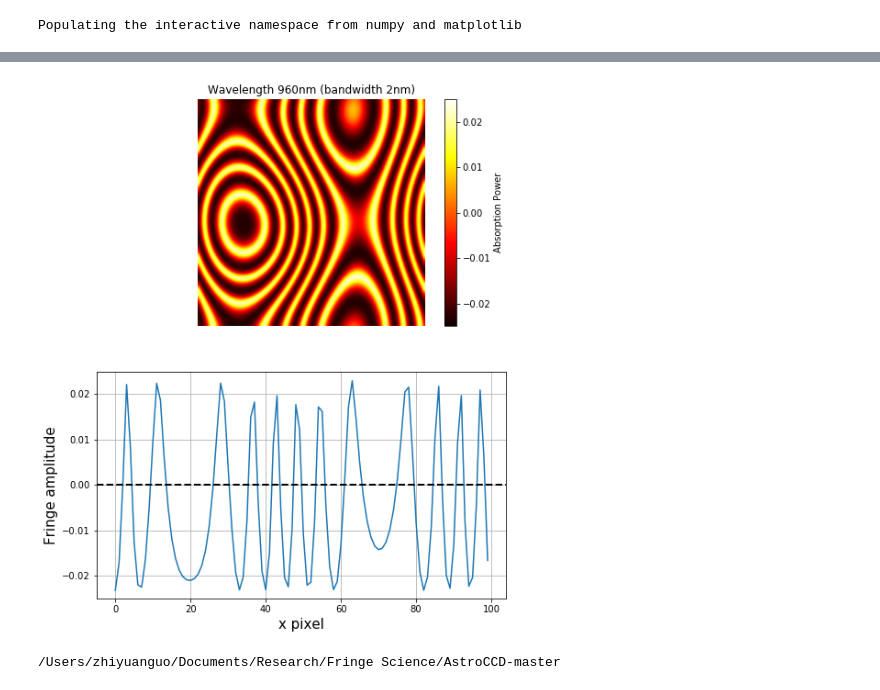
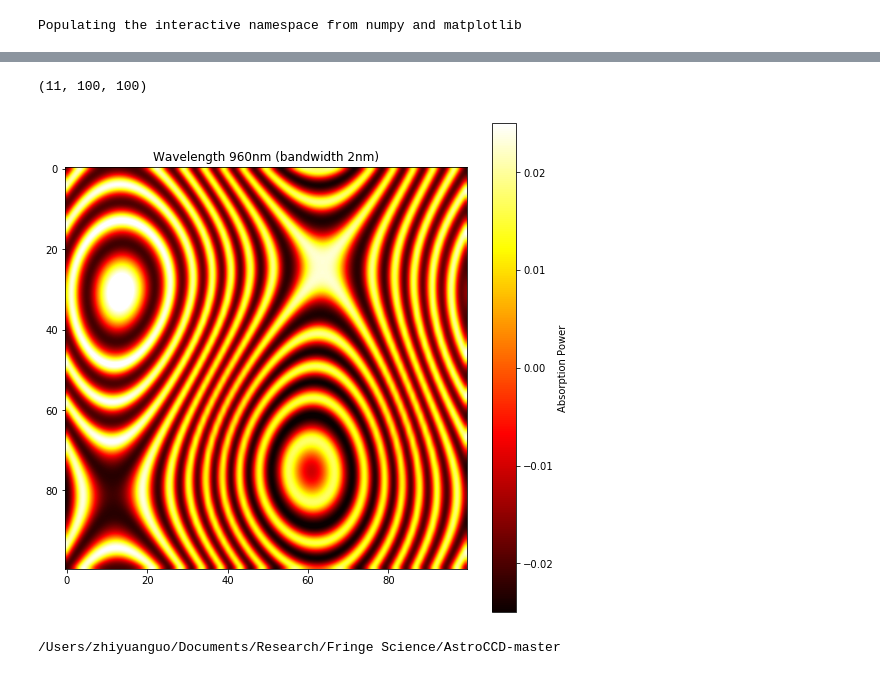
Before and after one commit to Zhiyuan-G/CCD_Fringe, a Jupyter notebook: 2D_Fringe_simulation-E2V.ipynb, the cells around one changed output, grey strips where cells are left out. Cells and saved outputs as stored; diff of their text form; code cells hidden in the pictures.

```diff
--- a/2D_Fringe_simulation-E2V.ipynb
+++ b/2D_Fringe_simulation-E2V.ipynb
@@ -116,0 +204,2 @@ Fringe_map = Fringe_map/np.sum(weight)
+# %%
+wlens = np.arange(890,1000,10)
@@ -116,0 +210,20 @@ Fringe_map = Fringe_map/np.sum(weight)
+# %%
+data = {}
+for m in range(len(wlens)):
+
+    avg_wlen_width = 2
+    window =40
+
+    cen_wav = wlens[m]
+    x = np.linspace(cen_wav-2*avg_wlen_width,cen_wav+2*avg_wlen_width,window+1)
+
+    # Assign weight to each point based on the gaussian
+    weight = gaussian(x,cen_wav,avg_wlen_width)
+
+    Fringe_map = np.zeros_like(height_f2)
+    for k in tqdm(range(len(x))):
+        for i in range(len(height_f2)):
+            for j in range(len(height_f2)):
+                Fringe_map[i,j]+= weight[k]*E2V_model(d_si = 0,d_si2= height_f2[i,j]*scale_factor2,wlen=x[k])
+    Fringe_map = Fringe_map/np.sum(weight)
+    data[(m)] = Fringe_map
@@ -117,29 +291,36 @@ Fringe_map = Fringe_map/np.sum(weight)
+# %%
+data2 = np.array(data2)
+data2.shape
+# %% [output]
+(11, 100, 100)
 # %%
-plt.figure(figsize = (8,10))
-plt.subplot(211)
+Fringe_map = data[10]
+plt.figure(figsize = (9,9))
+plt.subplot(111)
 plt.title('Wavelength 960nm (bandwidth 2nm)')
 a = (np.max(Fringe_map[80,:])+np.min(Fringe_map[80,:]))/2
 A = (Fringe_map)/a-1
 plt.imshow(A,interpolation='bicubic',cmap = pylab.cm.hot,vmin = -0.025,vmax = 0.025)
 cb = plt.colorbar(label = 'Absorption Power');
 #cb.remove()
 
-plt.axis('off');
+plt.axis('on');
 
-plt.subplot(212)
+#plt.subplot(212)
 #a = (np.max(Fringe_map[80,:])+np.min(Fringe_map[80,:]))/2
 #A = (Fringe_map)/a-1
-plt.plot(A[60,:])
-plt.axhline(0,ls = '--',color = 'black',linewidth = 2);
-plt.ylim(-0.025,0.025)
-plt.xlabel('x pixel',fontsize = 15)
-plt.ylabel('Fringe amplitude',fontsize = 15)
+#plt.plot(A[60,:])
+#plt.axhline(0,ls = '--',color = 'black',linewidth = 2);
+#plt.ylim(-0.025,0.025)
+#plt.xlabel('x pixel',fontsize = 15)
+#plt.ylabel('Fringe amplitude',fontsize = 15)
 
 
-plt.grid();
+#plt.grid();
+#plt.close()
 #plt.savefig('data/Sim/860.png')
 # %% [output]
-[figure, old version]
+[figure, new version]
 # %%
 cd ../..
 # %% [output]
```
Also changed, not shown: parts of 34 cells of this notebook.
